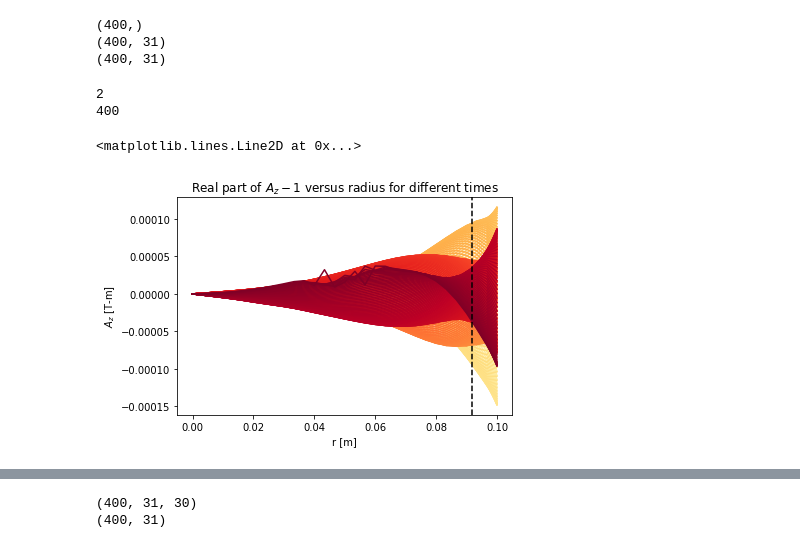
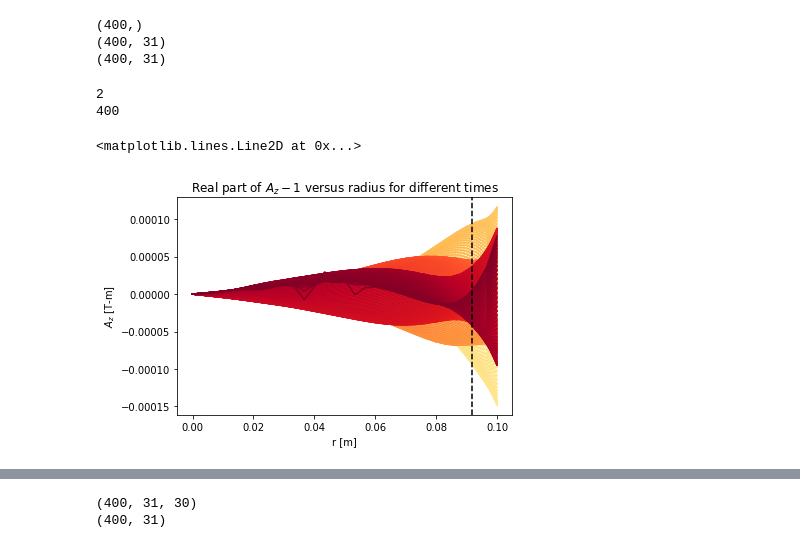
Before and after one commit to vandelij/FRC_RMF, a Jupyter notebook: predictor2_corrector_combine_RMF_code_case_Mlroy1999_fewer_time_steps - Copy.ipynb, the cells around one changed output, grey strips where cells are left out. Cells and saved outputs as stored; diff of their text form; code cells hidden in the pictures.

```diff
--- a/predictor2_corrector_combine_RMF_code_case_Mlroy1999_fewer_time_steps - Copy.ipynb
+++ b/predictor2_corrector_combine_RMF_code_case_Mlroy1999_fewer_time_steps - Copy.ipynb
@@ -629,35 +777,35 @@ from matplotlib import cm
 #cmap = cm.get_cmap('Reds')
 cmap = cm.get_cmap('YlOrRd')
 #cmap = cm.get_cmap('autumn')
 m = -1
 im = np.where(m_array == m)[0][0]
 print(im)
 print(A_z_hold_out[im].shape[0])
 toplot='r'
-range_to_plot = 350 #A_z_hold_out[im].shape[0]
+range_to_plot = 383 #A_z_hold_out[im].shape[0]
 if toplot == 'r':
     for i in range(range_to_plot):
         cmap_color = cmap(i/range_to_plot)
         plt.plot(r_array, np.real(A_z_hold_out[im][i, :]), color=cmap_color)#, alpha = (1 - i/255))
     plt.title(f'Real part of $A_z{m}$ versus radius for different times')
 
 if toplot == 'i':
     for i in range(range_to_plot):
         cmap_color = cmap(i/range_to_plot)
         plt.plot(r_array, np.imag(A_z_hold_out[im][i, :]), color=cmap_color)
     plt.title(f'Imaginary part of $A_z{m}$ versus radius for different times')
 
 plt.xlabel('r [m]')
 plt.ylabel(r'$A_z$ [T-m]')
 
 d_skin = np.sqrt(2*eta/(mu0*w_RMF))
 
 plt.axvline(x=(R-d_skin), color='black', linestyle='--')
 # %% [output]
 2
 400
 <matplotlib.lines.Line2D at 0x...>
-[figure, old version]
+[figure, new version]
 # %%
 n = 0
 i_n = np.where(n_array == n)[0][0]
```
Also changed, not shown: parts of 3 cells of this notebook.
